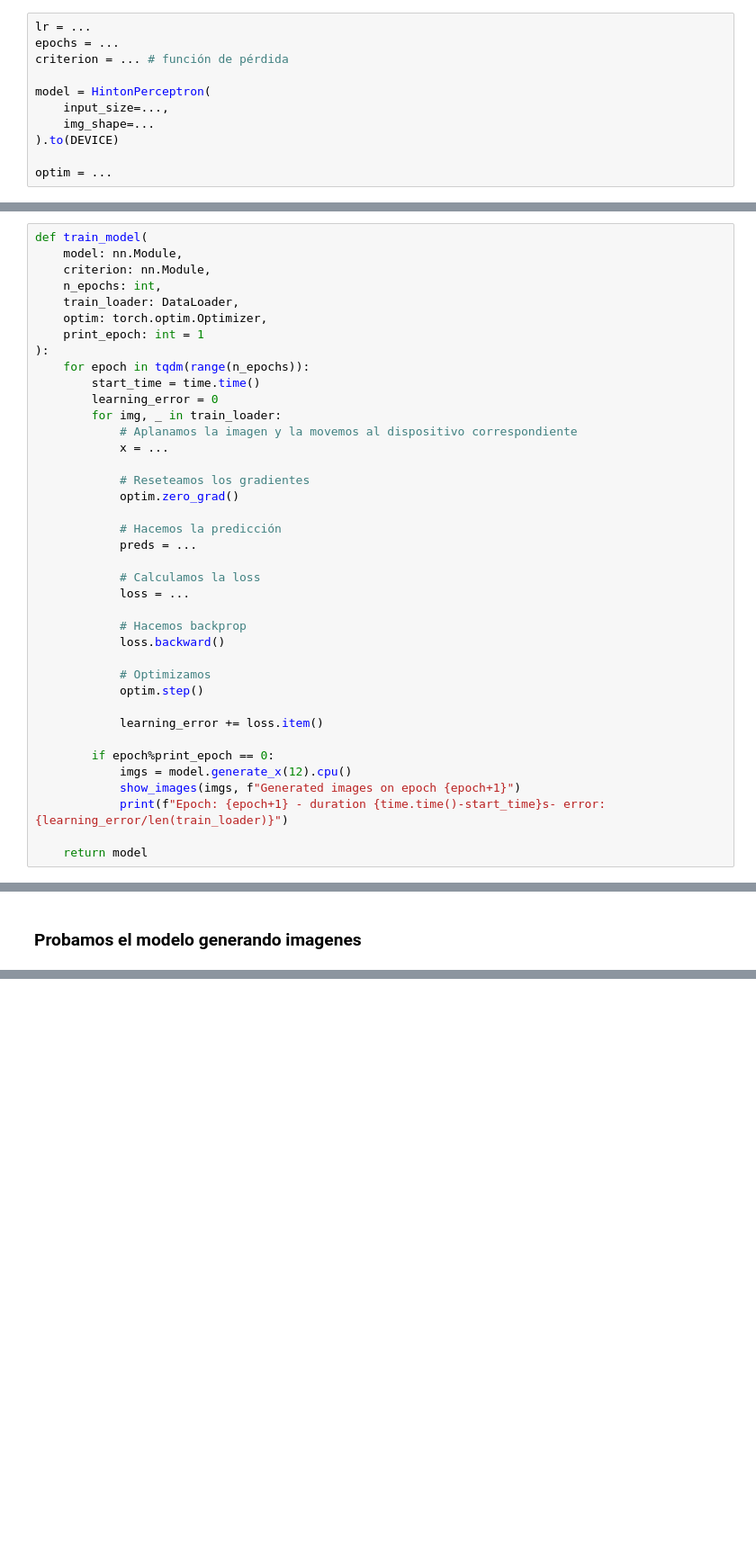
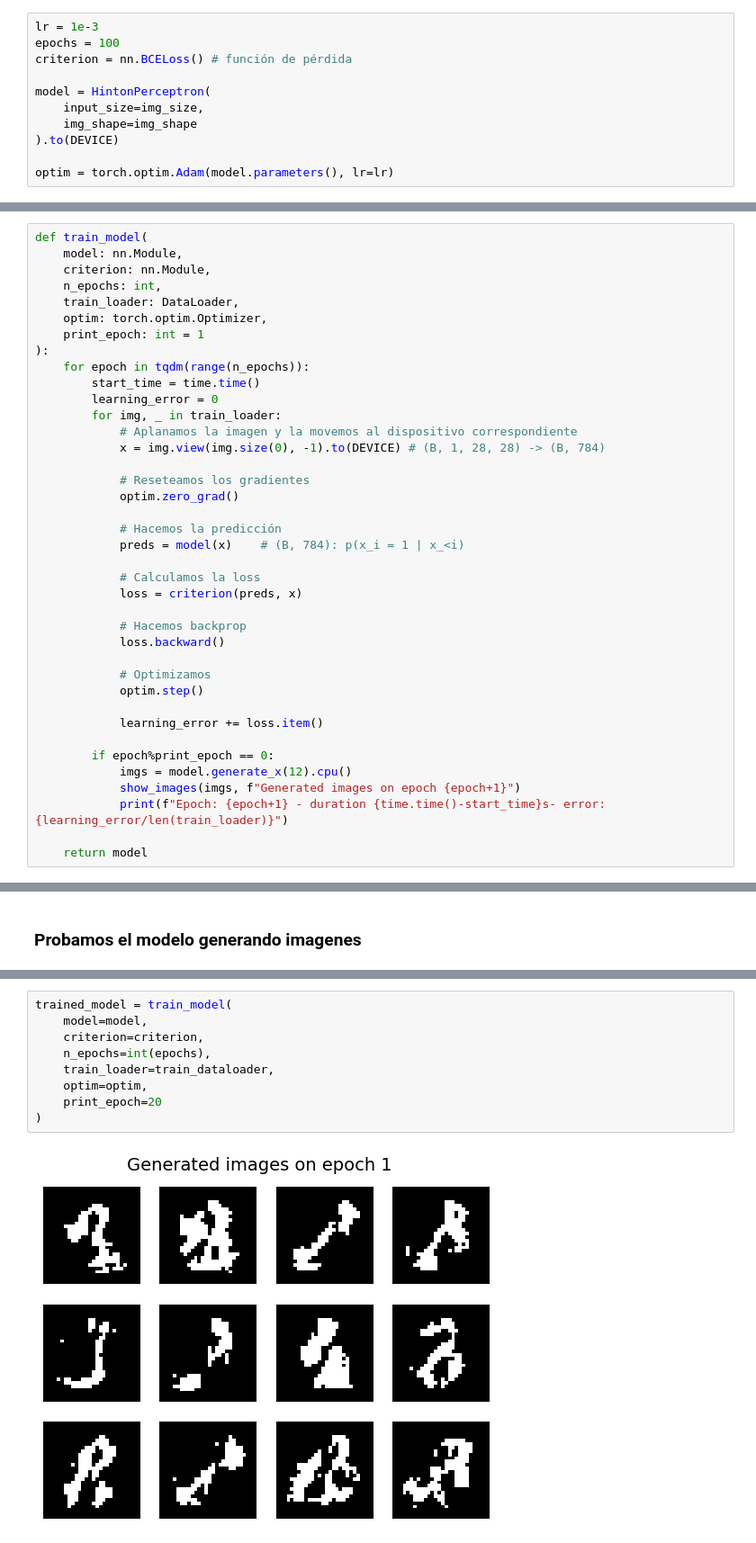
Before and after one commit to rodrigobeniteza/ORT-AI, a Jupyter notebook: AI Generativa/Practicos/Práctico 3/Hinton_JL.ipynb, the cells around one changed output, grey strips where cells are left out. Shown at 90% size. Cells and saved outputs as stored; diff of their text form; blank space fills up the shorter version.

```diff
--- a/AI Generativa/Practicos/Práctico 3/Hinton_JL.ipynb
+++ b/AI Generativa/Practicos/Práctico 3/Hinton_JL.ipynb
@@ -210,16 +199,16 @@ Y se eligen arbitrariamente los siguientes hyper-parámetros:
 - cantidad de épocas (epochs)
 - optimizador (optim)
 # %%
-lr = ...
-epochs = ...
-criterion = ... # función de pérdida
+lr = 1e-3
+epochs = 100
+criterion = nn.BCELoss() # función de pérdida
 
 model = HintonPerceptron(
-    input_size=...,
-    img_shape=...
+    input_size=img_size,
+    img_shape=img_shape
 ).to(DEVICE)
 
-optim = ...
+optim = torch.optim.Adam(model.parameters(), lr=lr)
 # %% [markdown]
 ¿Por qué eligió usar esa función de pérdida?
 # %% [markdown]
@@ -241,16 +230,16 @@ def train_model(
         learning_error = 0
         for img, _ in train_loader:
             # Aplanamos la imagen y la movemos al dispositivo correspondiente
-            x = ...
+            x = img.view(img.size(0), -1).to(DEVICE) # (B, 1, 28, 28) -> (B, 784)
 
             # Reseteamos los gradientes
             optim.zero_grad()
 
             # Hacemos la predicción
-            preds = ...
+            preds = model(x)    # (B, 784): p(x_i = 1 | x_<i)
 
             # Calculamos la loss
-            loss = ...
+            loss = criterion(preds, x)
 
             # Hacemos backprop
             loss.backward()
@@ -294,0 +314,11 @@ show_images(imgs, "Generated Images after training")
+# %%
+trained_model = train_model(
+    model=model,
+    criterion=criterion,
+    n_epochs=int(epochs),
+    train_loader=train_dataloader,
+    optim=optim,
+    print_epoch=20
+)
+# %% [output]
+[figure, added]
```
Also changed, not shown: parts of 12 cells of this notebook.
